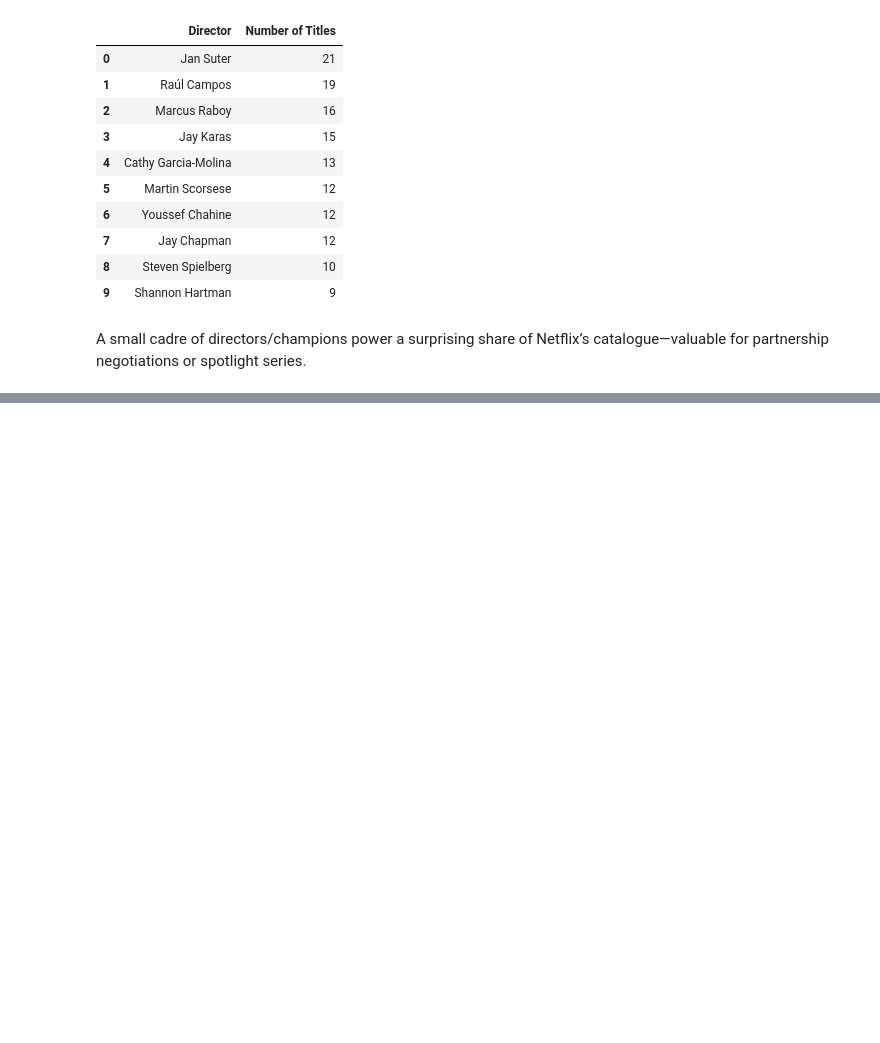
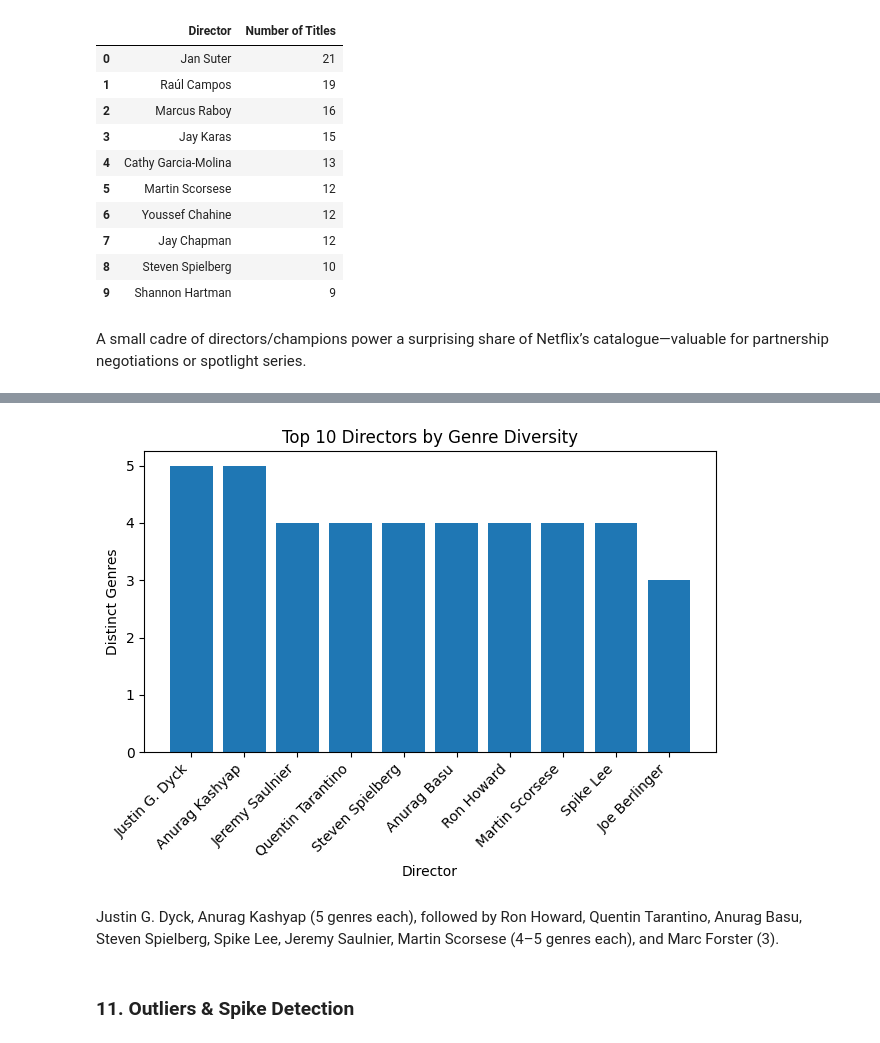
Before and after one commit to Sababa123/Netflix, a Jupyter notebook: Netflix.ipynb, the cells around one changed output, grey strips where cells are left out. Saved outputs shown, nothing was run; the diff lists cells and outputs as text; code cells hidden in the pictures; blank space fills up the shorter version.

```diff
--- a/Netflix.ipynb
+++ b/Netflix.ipynb
@@ -193,0 +275,26 @@ A small cadre of directors/champions power a surprising share of Netflix’s cat
+# %%
+dir_gen = df.dropna(subset=['director','genre'])
+dir_gen = dir_gen.assign(
+    director_list=dir_gen['director'].str.split(','),
+    genre_list=dir_gen['genre'].str.split(',')
+).explode('director_list').explode('genre_list')
+dir_gen['director_list'] = dir_gen['director_list'].str.strip()
+dir_gen['genre_list'] = dir_gen['genre_list'].str.strip()
+dg = dir_gen.groupby('director_list')['genre_list'].nunique().reset_index()
+dg.columns = ['Director', 'Distinct_Genres']
+sec7 = dg.sort_values('Distinct_Genres', ascending=False).head(10)
+# %%
+plt.figure()
+plt.bar(sec7['Director'], sec7['Distinct_Genres'])
+plt.title('Top 10 Directors by Genre Diversity')
+plt.xlabel('Director')
+plt.ylabel('Distinct Genres')
+plt.xticks(rotation=45, ha='right')
+plt.tight_layout()
+plt.show()
+# %% [output]
+[figure, added]
+# %% [markdown]
+Justin G. Dyck, Anurag Kashyap (5 genres each), followed by Ron Howard, Quentin Tarantino, Anurag Basu, Steven Spielberg, Spike Lee, Jeremy Saulnier, Martin Scorsese (4–5 genres each), and Marc Forster (3).
+# %% [markdown]
+### 11. Outliers & Spike Detection
```
Also changed, not shown: parts of 24 cells of this notebook.
